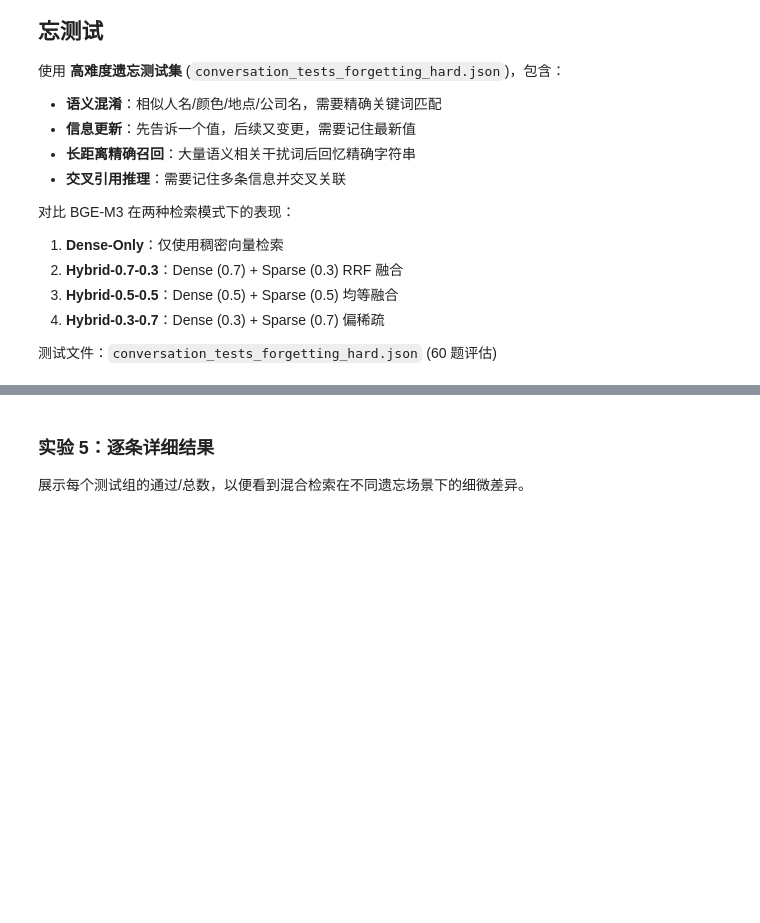
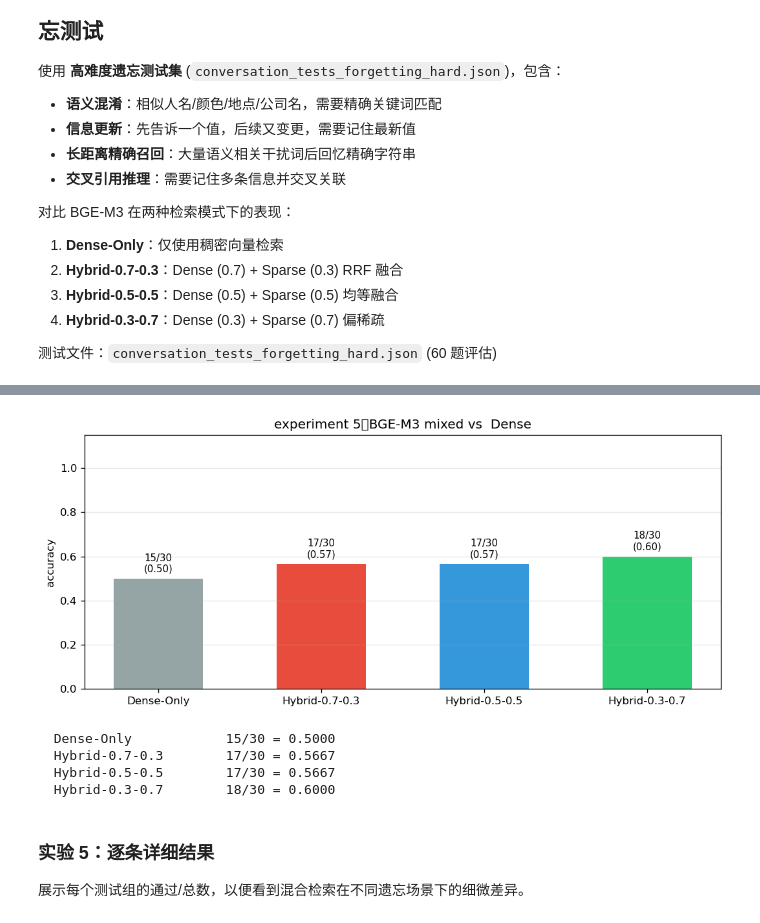
Before and after one commit to hujinda-art/core, a Jupyter notebook: experiments.ipynb, the cells around one changed output, grey strips where cells are left out. Saved outputs shown, nothing was run; the diff lists cells and outputs as text; code cells hidden in the pictures; blank space fills up the shorter version.

Commit message:
fix(experiment)

```diff
--- a/experiments.ipynb
+++ b/experiments.ipynb
@@ -391,21 +393,27 @@ for c, summary in zip(HYBRID_CONFIGS, exp5_summaries):
 # %%
 fig, ax = plt.subplots(figsize=(9, 4))
 names = [r['name'] for r in exp5_results]
 scores = [r['score'] for r in exp5_results]
 colors = ['#95a5a6', '#e74c3c', '#3498db', '#2ecc71']
 bars = ax.bar(names, scores, color=colors, width=0.55)
 for bar, r in zip(bars, exp5_results):
     ax.text(bar.get_x() + bar.get_width()/2, bar.get_height() + 0.02,
             f'{r["passed"]}/{r["total"]}\n({r["score"]:.2f})',
             ha='center', va='bottom', fontsize=9)
 ax.set_ylim(0, 1.15)
-ax.set_ylabel('准确率')
-ax.set_title('实验 5：BGE-M3 混合检索 vs 纯 Dense — 高难度遗忘测试 (60题)')
+ax.set_ylabel('accuracy')
+ax.set_title('experiment 5：BGE-M3 mixed vs  Dense')
 ax.grid(True, axis='y', alpha=0.3)
 plt.tight_layout()
 plt.savefig(RESULT_DIR / 'exp5_hybrid_vs_dense_forgetting.png', dpi=150)
 plt.show()
 print('\n'.join([f'  {r["name"]:20s}  {r["passed"]:2d}/{r["total"]:2d} = {r["score"]:.4f}' for r in exp5_results]))
+# %% [output]
+[figure, added]
+  Dense-Only            15/30 = 0.5000
+  Hybrid-0.7-0.3        17/30 = 0.5667
+  Hybrid-0.5-0.5        17/30 = 0.5667
+  Hybrid-0.3-0.7        18/30 = 0.6000
 # %% [markdown]
 ### 实验 5：逐条详细结果
 
```
Also changed, not shown: parts of 4 cells of this notebook, 47 other files.
